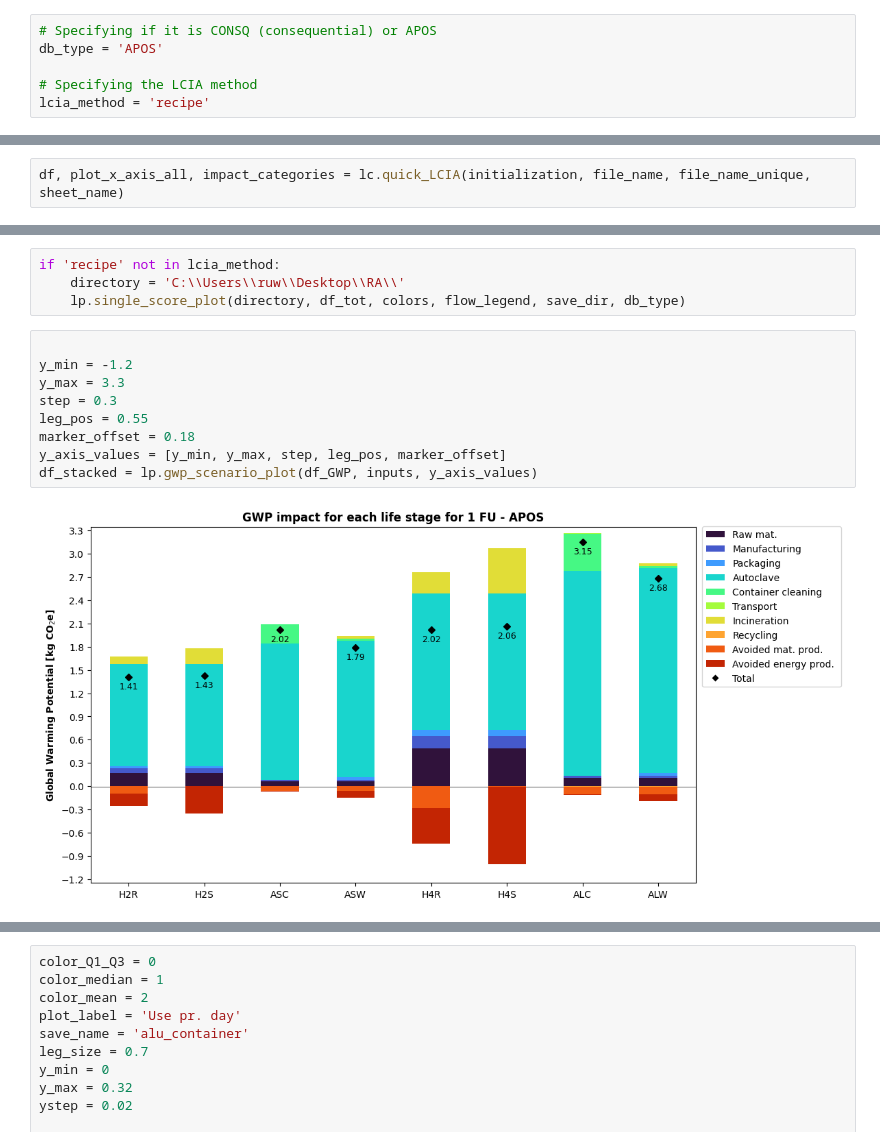
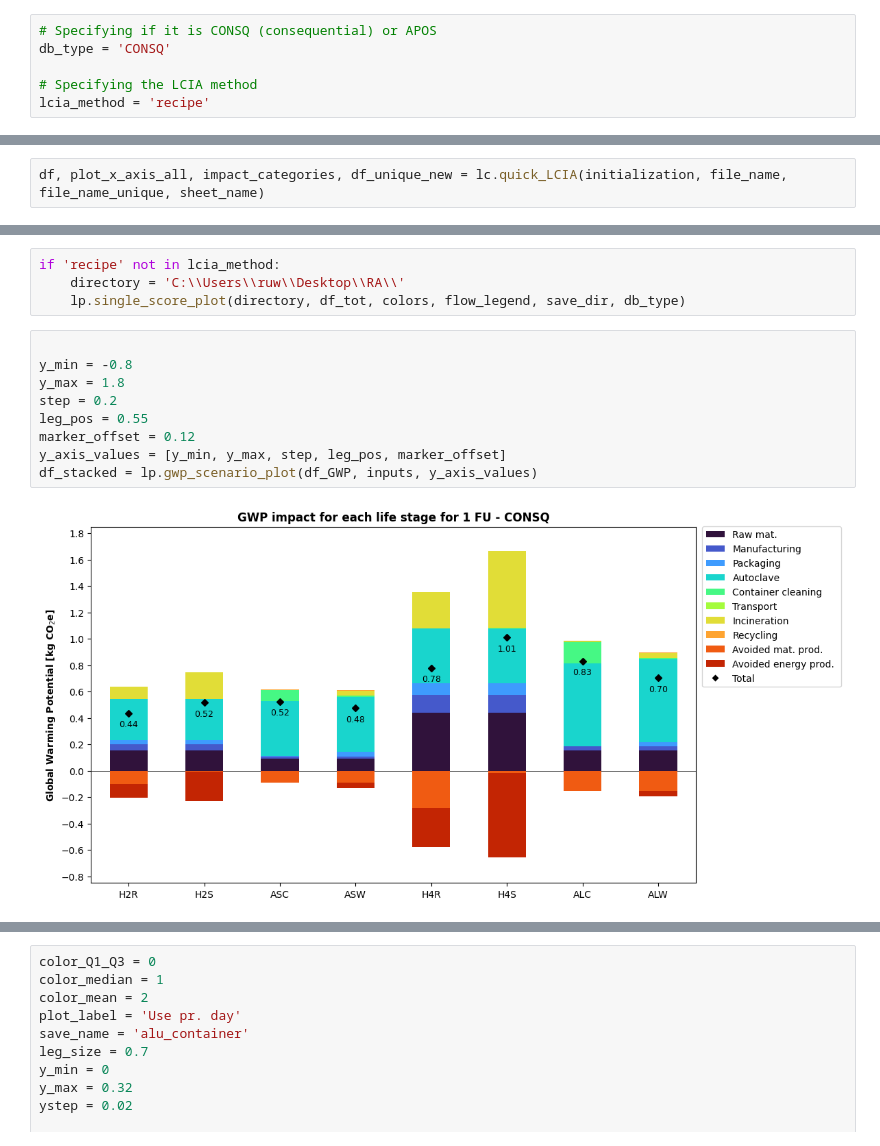
Before and after one commit to RuneWF/Single-use-vs-multi-use-in-health-care, a Jupyter notebook: Brighway/Ofir/Ofir.ipynb, the cells around one changed output, grey strips where cells are left out. Drawn from its saved outputs; the diff is of its cells as text.

```diff
--- a/Brighway/Ofir/Ofir.ipynb
+++ b/Brighway/Ofir/Ofir.ipynb
@@ -25,7 +25,7 @@ importlib.reload(bp)
 <module 'box_plot' from 'C:\\Users\\ruw\\Desktop\\RA\\Single-use-vs-multi-use-in-health-care\\Brighway\\Libaries\\box_plot.py'>
 # %%
 # Specifying if it is CONSQ (consequential) or APOS
-db_type = 'APOS'
+db_type = 'CONSQ'
 
 # Specifying the LCIA method
 lcia_method = 'recipe'
@@ -82,3 +87,3 @@ file_name_unique = f'{path}\Results\{file_identifier} - {db_type}_{lcia_method}_
 # %%
-df, plot_x_axis_all, impact_categories = lc.quick_LCIA(initialization, file_name, file_name_unique, sheet_name)
+df, plot_x_axis_all, impact_categories, df_unique_new = lc.quick_LCIA(initialization, file_name, file_name_unique, sheet_name)
 # %% [output]
@@ -168,12 +193,12 @@ if 'recipe' not in lcia_method:
     lp.single_score_plot(directory, df_tot, colors, flow_legend, save_dir, db_type)
 # %%
 
-y_min = -1.2
-y_max = 3.3
-step = 0.3
+y_min = -0.8
+y_max = 1.8
+step = 0.2
 leg_pos = 0.55
-marker_offset = 0.18
+marker_offset = 0.12
 y_axis_values = [y_min, y_max, step, leg_pos, marker_offset]
 df_stacked = lp.gwp_scenario_plot(df_GWP, inputs, y_axis_values)
 # %% [output]
-[figure, old version]
+[figure, new version]
```
Also changed, not shown: parts of 10 cells of this notebook, 8 other files.
